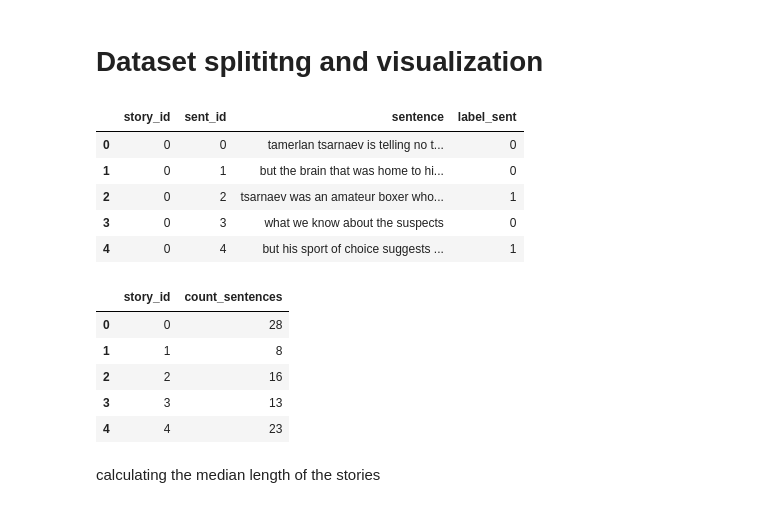
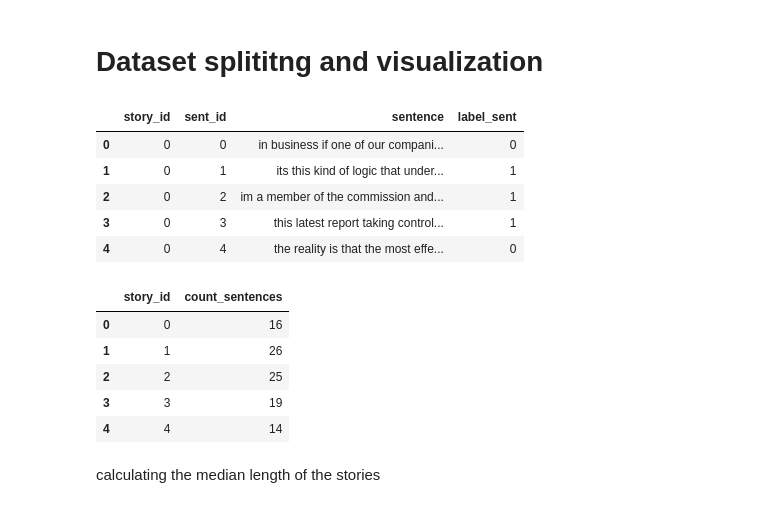
Before and after one commit to chimi-pt/Attendance-Management-System-Using-Face-Recognition, a Jupyter notebook: main.ipynb, the cells around one changed output. Saved outputs shown, nothing was run; the diff lists cells and outputs as text; code cells hidden in the pictures.

```diff
--- a/main.ipynb
+++ b/main.ipynb
@@ -296,26 +431,26 @@ tqdm.pandas()
 #!unzip -qq dataframe_extractive.pkl.zip
 # %%
 # load the dataset and preview
-data = pd.read_pickle('/content/drive/MyDrive/dataframe_extractive.pkl')
+data = pd.read_pickle('/content/drive/MyDrive/project2/dataframe_extractive (2).pkl')
 data.head()
 # %% [output]
 |  | story_id | sent_id | sentence | label_sent |
-| 0 | 0 | 0 | tamerlan tsarnaev is telling no t... | 0 |
-| 1 | 0 | 1 | but the brain that was home to hi... | 0 |
-| 2 | 0 | 2 | tsarnaev was an amateur boxer who... | 1 |
-| 3 | 0 | 3 | what we know about the suspects | 0 |
-| 4 | 0 | 4 | but his sport of choice suggests ... | 1 |
+| 0 | 0 | 0 | in business if one of our compani... | 0 |
+| 1 | 0 | 1 | its this kind of logic that under... | 1 |
+| 2 | 0 | 2 | im a member of the commission and... | 1 |
+| 3 | 0 | 3 | this latest report taking control... | 1 |
+| 4 | 0 | 4 | the reality is that the most effe... | 0 |
 # %%
 # story length distribution
 d1_sent_count = data.groupby('story_id').size().reset_index(name='count_sentences')
 d1_sent_count.head()
 # %% [output]
 |  | story_id | count_sentences |
-| 0 | 0 | 28 |
-| 1 | 1 | 8 |
-| 2 | 2 | 16 |
-| 3 | 3 | 13 |
-| 4 | 4 | 23 |
+| 0 | 0 | 16 |
+| 1 | 1 | 26 |
+| 2 | 2 | 25 |
+| 3 | 3 | 19 |
+| 4 | 4 | 14 |
 # %% [markdown]
 calculating the median length of the stories
 # %%
```
Also changed, not shown: parts of 36 cells of this notebook.
